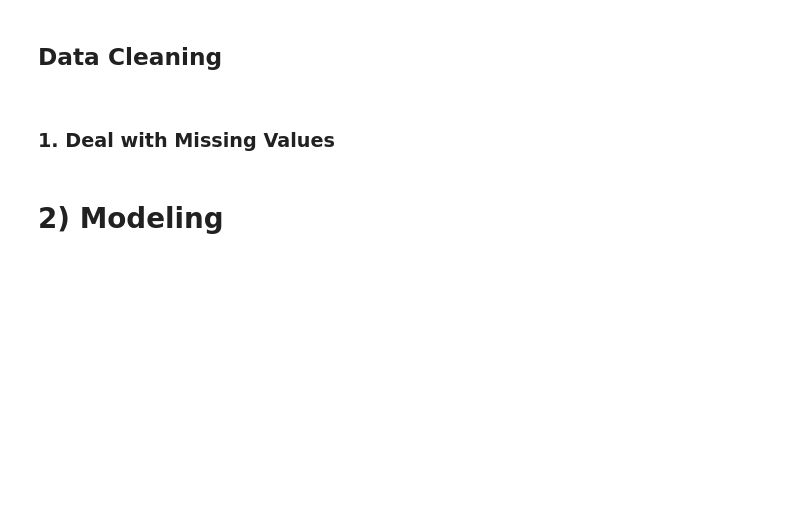
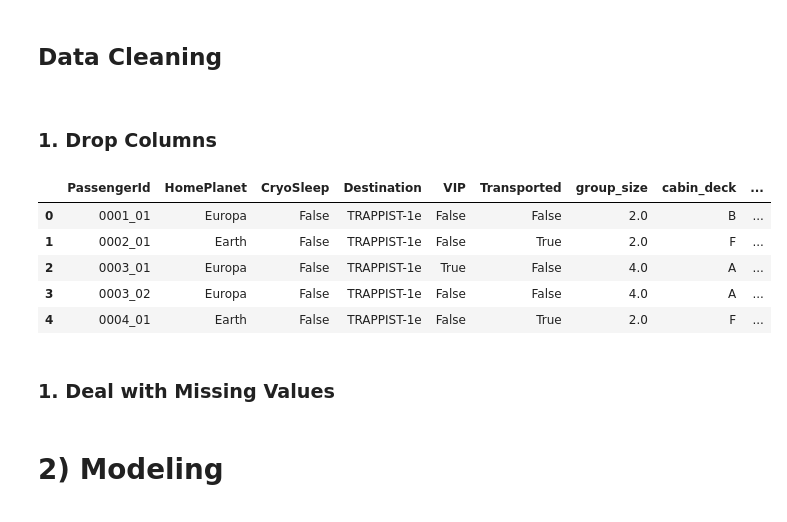
Before and after one commit to LandonWall/lightgbm-shap-analysis, a Jupyter notebook: lightgbm-shap-analysis-spaceship-titanic.ipynb, the cells around one changed output. Cells and saved outputs as stored; diff of their text form; code cells hidden in the pictures; blank space fills up the shorter version.

```diff
--- a/lightgbm-shap-analysis-spaceship-titanic.ipynb
+++ b/lightgbm-shap-analysis-spaceship-titanic.ipynb
@@ -269,6 +370,22 @@ df.head()
 # %% [markdown]
 ## Data Cleaning
 <a id="data-cleaning"></a>
+# %% [markdown]
+### 1. Drop Columns
+# %%
+drop_cols = ['Cabin', 'FoodCourt', 'ShoppingMall', 'Spa', 'VRDeck',
+             'RoomService', 'total_spend', 'total_group_spend', 'Name']
+
+df.drop(columns=drop_cols, inplace=True)
+# %%
+df.head()
+# %% [output]
+|  | PassengerId | HomePlanet | CryoSleep | Destination | VIP | Transported | group_size | cabin_deck | ... |
+| 0 | 0001_01 | Europa | False | TRAPPIST-1e | False | False | 2.0 | B | ... |
+| 1 | 0002_01 | Earth | False | TRAPPIST-1e | False | True | 2.0 | F | ... |
+| 2 | 0003_01 | Europa | False | TRAPPIST-1e | True | False | 4.0 | A | ... |
+| 3 | 0003_02 | Europa | False | TRAPPIST-1e | False | False | 4.0 | A | ... |
+| 4 | 0004_01 | Earth | False | TRAPPIST-1e | False | True | 2.0 | F | ... |
 # %% [markdown]
 ### 1. Deal with Missing Values
 # %% [markdown]
```
Also changed, not shown: parts of 17 cells of this notebook.
